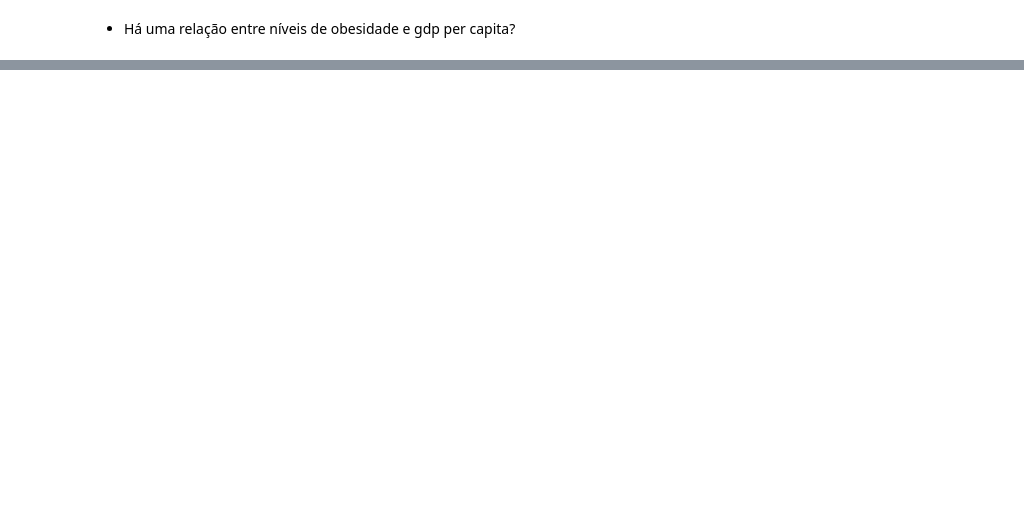
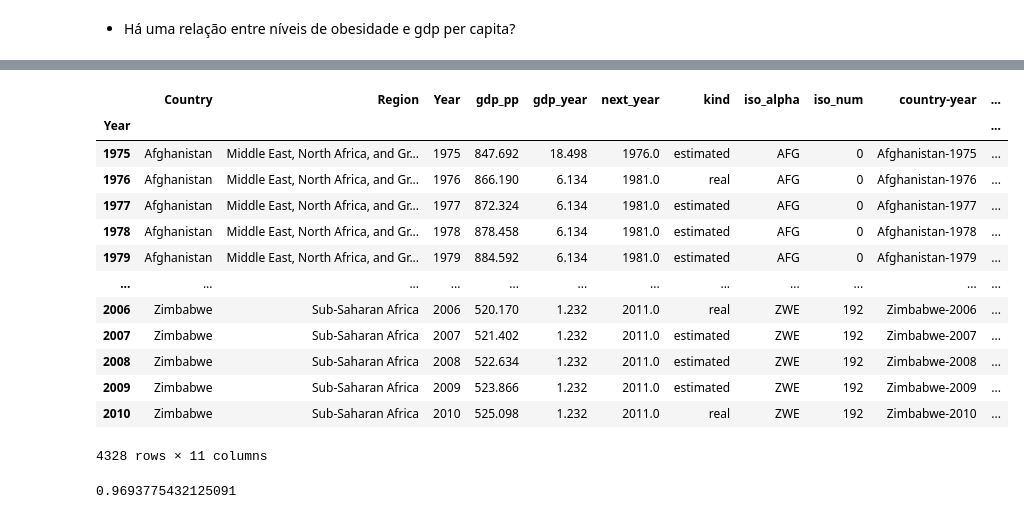
Before and after one commit to devjoaomelo/Analise-obesidade-pandas-numpy, a Jupyter notebook: Projeto-analise-obesidade.ipynb, the cells around one changed output, grey strips where cells are left out. Saved outputs shown, nothing was run; the diff lists cells and outputs as text; code cells hidden in the pictures; blank space fills up the shorter version.

```diff
--- a/Projeto-analise-obesidade.ipynb
+++ b/Projeto-analise-obesidade.ipynb
@@ -286,0 +353,21 @@ df_gdp[(df_gdp["kind"] == "estimated") & (df_gdp["Country"] == "United States")]
+# %%
+df_gdp_clean
+# %% [output]
+|  | Country | Region | Year | gdp_pp | gdp_year | next_year | kind | iso_alpha | iso_num | country-year | ... |
+| Year |  |  |  |  |  |  |  |  |  |  | ... |
+| 1975 | Afghanistan | Middle East, North Africa, and Gr... | 1975 | 847.692 | 18.498 | 1976.0 | estimated | AFG | 0 | Afghanistan-1975 | ... |
+| 1976 | Afghanistan | Middle East, North Africa, and Gr... | 1976 | 866.190 | 6.134 | 1981.0 | real | AFG | 0 | Afghanistan-1976 | ... |
+| 1977 | Afghanistan | Middle East, North Africa, and Gr... | 1977 | 872.324 | 6.134 | 1981.0 | estimated | AFG | 0 | Afghanistan-1977 | ... |
+| 1978 | Afghanistan | Middle East, North Africa, and Gr... | 1978 | 878.458 | 6.134 | 1981.0 | estimated | AFG | 0 | Afghanistan-1978 | ... |
+| 1979 | Afghanistan | Middle East, North Africa, and Gr... | 1979 | 884.592 | 6.134 | 1981.0 | estimated | AFG | 0 | Afghanistan-1979 | ... |
+| ... | ... | ... | ... | ... | ... | ... | ... | ... | ... | ... | ... |
+| 2006 | Zimbabwe | Sub-Saharan Africa | 2006 | 520.170 | 1.232 | 2011.0 | real | ZWE | 192 | Zimbabwe-2006 | ... |
+| 2007 | Zimbabwe | Sub-Saharan Africa | 2007 | 521.402 | 1.232 | 2011.0 | estimated | ZWE | 192 | Zimbabwe-2007 | ... |
+| 2008 | Zimbabwe | Sub-Saharan Africa | 2008 | 522.634 | 1.232 | 2011.0 | estimated | ZWE | 192 | Zimbabwe-2008 | ... |
+| 2009 | Zimbabwe | Sub-Saharan Africa | 2009 | 523.866 | 1.232 | 2011.0 | estimated | ZWE | 192 | Zimbabwe-2009 | ... |
+| 2010 | Zimbabwe | Sub-Saharan Africa | 2010 | 525.098 | 1.232 | 2011.0 | real | ZWE | 192 | Zimbabwe-2010 | ... |
+4328 rows × 11 columns
+# %%
+df_gdp_clean.reset_index(drop=True).groupby("Year")[["Obesity", "gdp_pp"]].mean().corr().iloc[0, 1]
+# %% [output]
+0.9693775432125091
```
Also changed, not shown: parts of 12 cells of this notebook.
